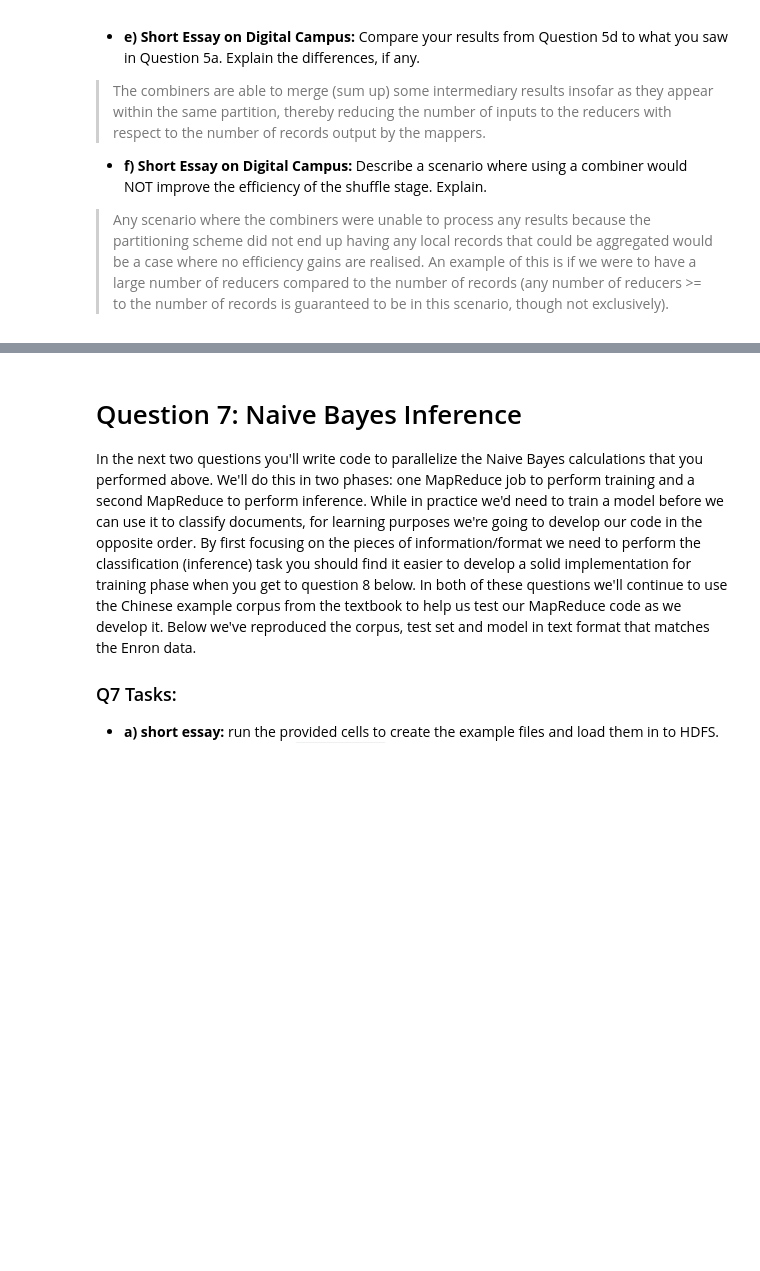
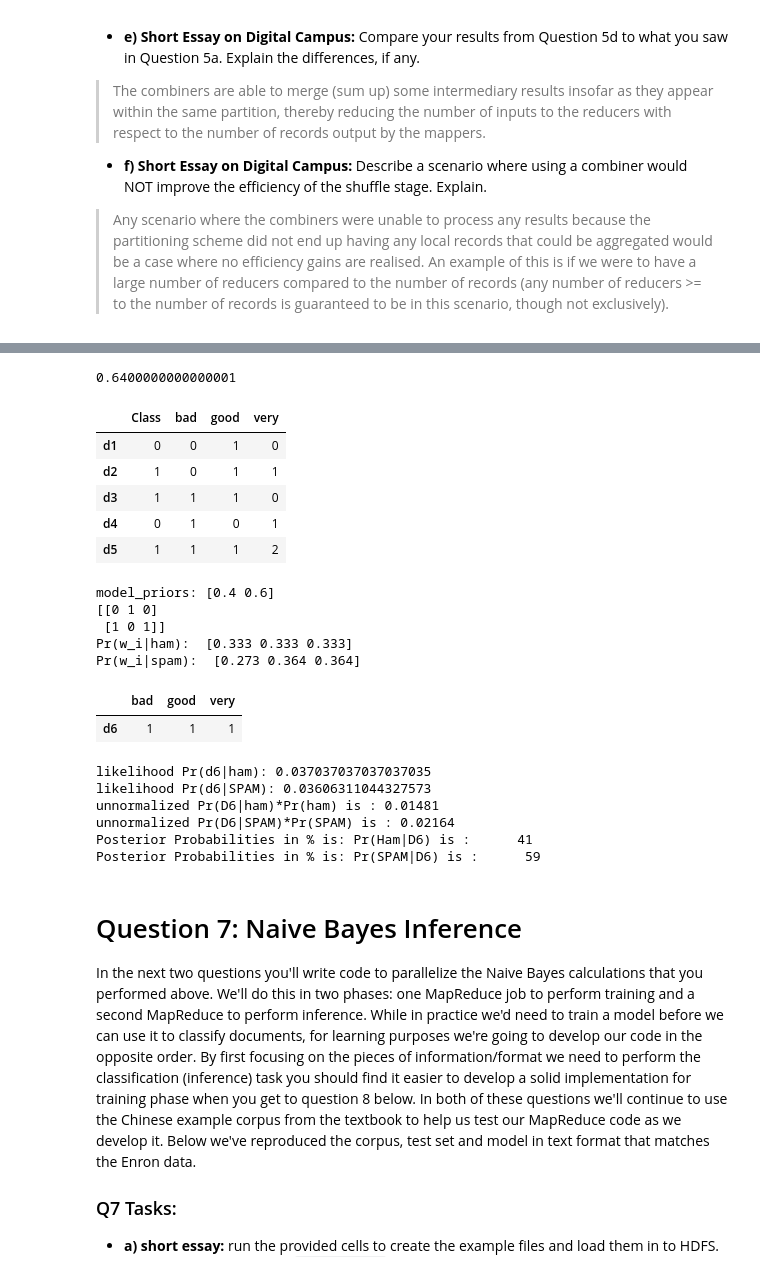
Before and after one commit to hecerinc/w261-hw2, a Jupyter notebook: hw2_workbook.ipynb, the cells around one changed output, grey strips where cells are left out. Cells and saved outputs as stored; diff of their text form; code cells hidden in the pictures; blank space fills up the shorter version.

```diff
--- a/hw2_workbook.ipynb
+++ b/hw2_workbook.ipynb
@@ -645,3 +655,7 @@ Pr(Class| Doc = D_5)  &\approx \underset{c_{j} \in \{China, not China\}}{\operat
+# %%
+(.8*.4)/.5
+# %% [output]
+0.6400000000000001
 # %%
 # part a3
 
@@ -662,34 +676,54 @@ model_priors = np.bincount(class_per_doc)/ len(class_per_doc)
 print(f"model_priors: {model_priors}")
 
 
 # Calculate Pr(w_i|ham) aka ham  class conditionals
 print (doc_per_term[class_per_doc==0,:])
 model_data_given_ham= (np.sum(doc_per_term[class_per_doc==0,:],axis=0)+1)/(np.sum(doc_per_term[class_per_doc==0,:]) +len(vocabulary))
 print(f"Pr(w_i|ham):  {np.round(model_data_given_ham, 3)}")
 
 # Calculate Pr(w_i|spam) aka SPAM class conditionals:
 model_data_given_spam= (np.sum(doc_per_term[class_per_doc==1,:],axis=0)+1)/(np.sum(doc_per_term[class_per_doc==1,:]) +len(vocabulary))
 print(f"Pr(w_i|spam):  {np.round(model_data_given_spam, 3)}")
 
 
 # Test document terms are: bad, good, very
 d6 = [1, 1, 1] #TEST DOCUMENT
-display(pd.DataFrame([d6], index = ["d3"], columns = vocabulary))
+display(pd.DataFrame([d6], index = ["d6"], columns = vocabulary))
 
 # Naïve Bayes Classification
 # Likelihood
 # Applying the Unigram Language Model
 # Calculate Posterior Probabilities using the learnt Naive Bayes Model
 print(f"likelihood Pr(d6|ham): {np.prod(np.power(model_data_given_ham, d6))}")
 print(f"likelihood Pr(d6|SPAM): {np.prod(np.power(model_data_given_spam, d6))}")
 
 pr_ham = np.prod(np.power(model_data_given_ham, d6)) * model_priors[0]
 pr_spam = np.prod(np.power(model_data_given_spam, d6))* model_priors[1]
 print(f"unnormalized Pr(D6|ham)*Pr(ham) is : {pr_ham:7.5f}")
 print(f"unnormalized Pr(D6|SPAM)*Pr(SPAM) is : {pr_spam:7.5f}")
 
 print(f"Posterior Probabilities in % is: Pr(Ham|D6) is : {100*pr_ham/(pr_spam+pr_ham):7.0f}")
 print(f"Posterior Probabilities in % is: Pr(SPAM|D6) is : {100*pr_spam/(pr_spam+pr_ham):7.0f}")
+# %% [output]
+|  | Class | bad | good | very |
+| d1 | 0 | 0 | 1 | 0 |
+| d2 | 1 | 0 | 1 | 1 |
+| d3 | 1 | 1 | 1 | 0 |
+| d4 | 0 | 1 | 0 | 1 |
+| d5 | 1 | 1 | 1 | 2 |
+model_priors: [0.4 0.6]
+[[0 1 0]
+ [1 0 1]]
+Pr(w_i|ham):  [0.333 0.333 0.333]
+Pr(w_i|spam):  [0.273 0.364 0.364]
+|  | bad | good | very |
+| d6 | 1 | 1 | 1 |
+likelihood Pr(d6|ham): 0.037037037037037035
+likelihood Pr(d6|SPAM): 0.03606311044327573
+unnormalized Pr(D6|ham)*Pr(ham) is : 0.01481
+unnormalized Pr(D6|SPAM)*Pr(SPAM) is : 0.02164
+Posterior Probabilities in % is: Pr(Ham|D6) is :      41
+Posterior Probabilities in % is: Pr(SPAM|D6) is :      59
 # %%
 # part d/e - if you didn't write out your calcuations above, embed a picture of them here:
 from IPython.display import Image
```
Also changed, not shown: parts of 1 cell of this notebook.
